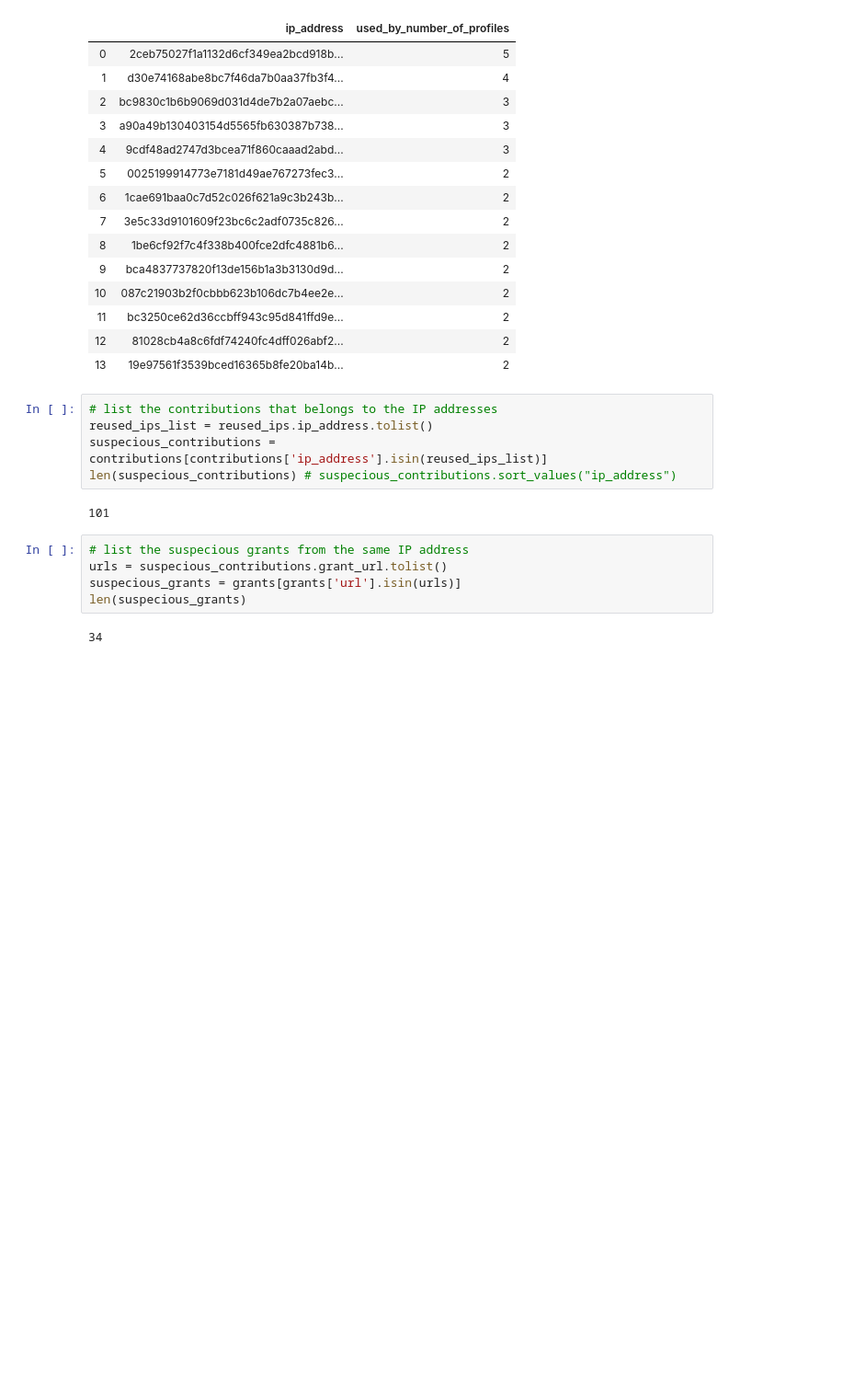
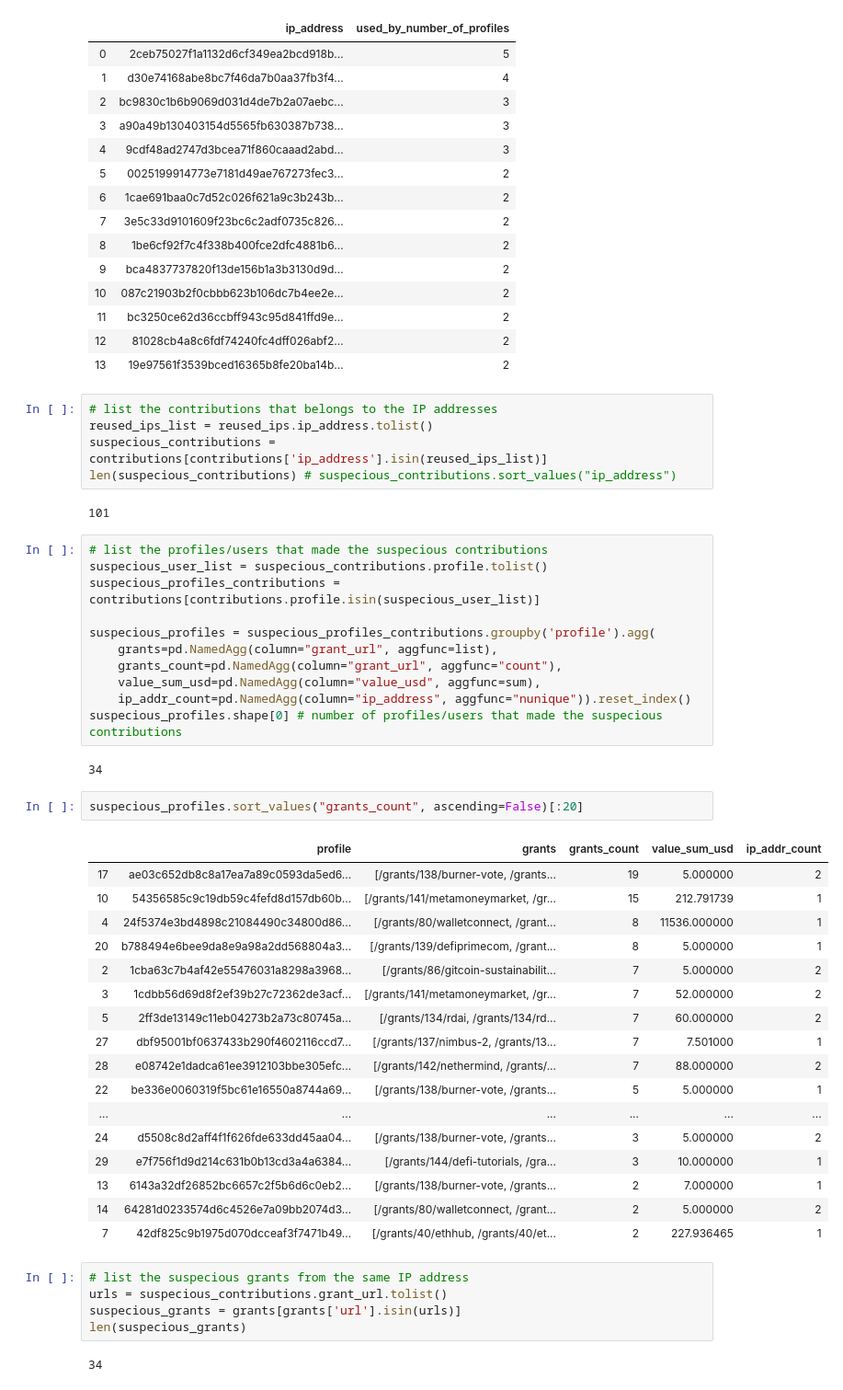
Before and after one commit to think-in-universe/gitcoin-grants-analysis, a Jupyter notebook: analysis.ipynb, the cells around one changed output. Shown: that part at 92% size. Drawn from its saved outputs; the diff is of its cells as text; blank space fills up the shorter version.

```diff
--- a/analysis.ipynb
+++ b/analysis.ipynb
@@ -405,6 +407,39 @@ suspecious_contributions = contributions[contributions['ip_address'].isin(reused
 len(suspecious_contributions) # suspecious_contributions.sort_values("ip_address")
 # %% [output]
 101
+# %%
+# list the profiles/users that made the suspecious contributions
+suspecious_user_list = suspecious_contributions.profile.tolist()
+suspecious_profiles_contributions = contributions[contributions.profile.isin(suspecious_user_list)]
+
+suspecious_profiles = suspecious_profiles_contributions.groupby('profile').agg(
+    grants=pd.NamedAgg(column="grant_url", aggfunc=list),
+    grants_count=pd.NamedAgg(column="grant_url", aggfunc="count"),
+    value_sum_usd=pd.NamedAgg(column="value_usd", aggfunc=sum),
+    ip_addr_count=pd.NamedAgg(column="ip_address", aggfunc="nunique")).reset_index()
+suspecious_profiles.shape[0] # number of profiles/users that made the suspecious contributions
+# %% [output]
+34
+# %%
+suspecious_profiles.sort_values("grants_count", ascending=False)[:20]
+# %% [output]
+|  | profile | grants | grants_count | value_sum_usd | ip_addr_count |
+| 17 | ae03c652db8c8a17ea7a89c0593da5ed6... | [/grants/138/burner-vote, /grants... | 19 | 5.000000 | 2 |
+| 10 | 54356585c9c19db59c4fefd8d157db60b... | [/grants/141/metamoneymarket, /gr... | 15 | 212.791739 | 1 |
+| 4 | 24f5374e3bd4898c21084490c34800d86... | [/grants/80/walletconnect, /grant... | 8 | 11536.000000 | 1 |
+| 20 | b788494e6bee9da8e9a98a2dd568804a3... | [/grants/139/defiprimecom, /grant... | 8 | 5.000000 | 1 |
+| 2 | 1cba63c7b4af42e55476031a8298a3968... | [/grants/86/gitcoin-sustainabilit... | 7 | 5.000000 | 2 |
+| 3 | 1cdbb56d69d8f2ef39b27c72362de3acf... | [/grants/141/metamoneymarket, /gr... | 7 | 52.000000 | 2 |
+| 5 | 2ff3de13149c11eb04273b2a73c80745a... | [/grants/134/rdai, /grants/134/rd... | 7 | 60.000000 | 2 |
+| 27 | dbf95001bf0637433b290f4602116ccd7... | [/grants/137/nimbus-2, /grants/13... | 7 | 7.501000 | 1 |
+| 28 | e08742e1dadca61ee3912103bbe305efc... | [/grants/142/nethermind, /grants/... | 7 | 88.000000 | 2 |
+| 22 | be336e0060319f5bc61e16550a8744a69... | [/grants/138/burner-vote, /grants... | 5 | 5.000000 | 1 |
+| ... | ... | ... | ... | ... | ... |
+| 24 | d5508c8d2aff4f1f626fde633dd45aa04... | [/grants/138/burner-vote, /grants... | 3 | 5.000000 | 2 |
+| 29 | e7f756f1d9d214c631b0b13cd3a4a6384... | [/grants/144/defi-tutorials, /gra... | 3 | 10.000000 | 1 |
+| 13 | 6143a32df26852bc6657c2f5b6d6c0eb2... | [/grants/138/burner-vote, /grants... | 2 | 7.000000 | 1 |
+| 14 | 64281d0233574d6c4526e7a09bb2074d3... | [/grants/80/walletconnect, /grant... | 2 | 5.000000 | 2 |
+| 7 | 42df825c9b1975d070dcceaf3f7471b49... | [/grants/40/ethhub, /grants/40/et... | 2 | 227.936465 | 1 |
 # %%
 # list the suspecious grants from the same IP address
 urls = suspecious_contributions.grant_url.tolist()
```
Also changed, not shown: parts of 13 cells of this notebook, 1 other file.
